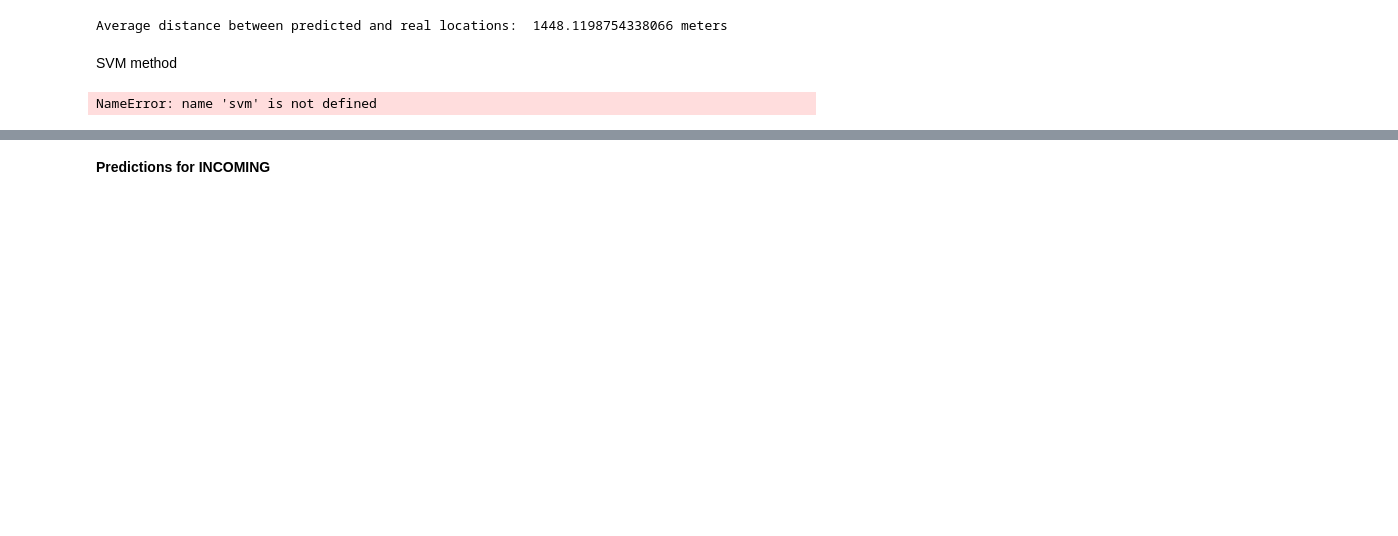
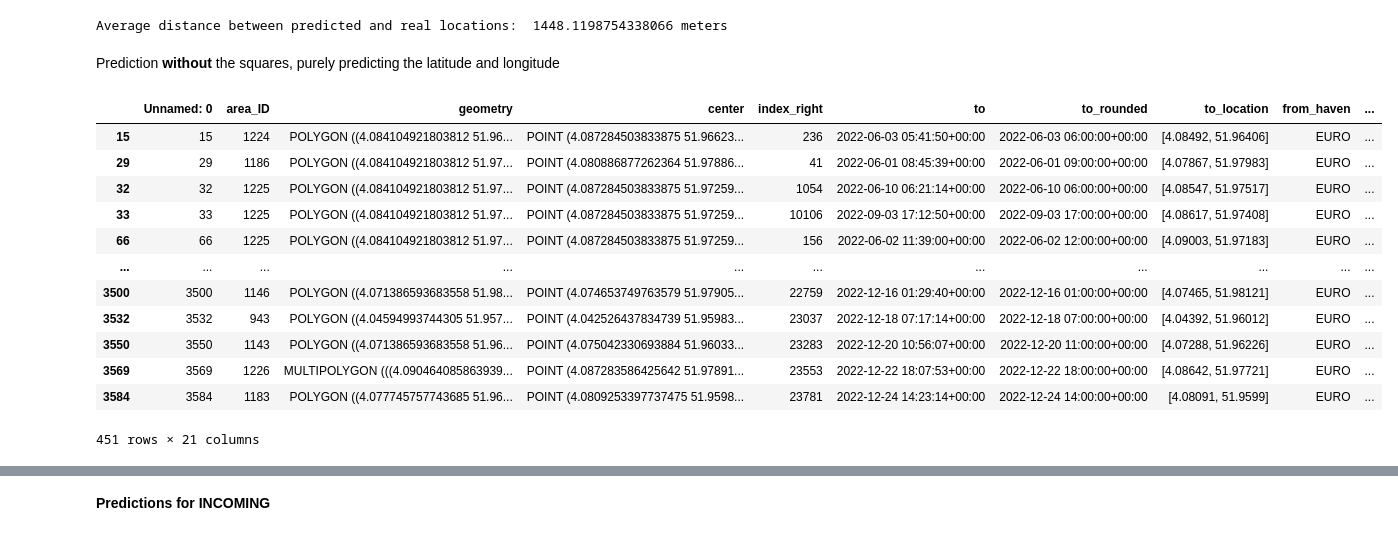
Before and after one commit to allanguzmanf/CIEM6302, a Jupyter notebook: Predictions.ipynb, the cells around one changed output, grey strips where cells are left out. Drawn from its saved outputs; the diff is of its cells as text; code cells hidden in the pictures; blank space fills up the shorter version.

Commit message:
Predictions without squares, tree regression

```diff
--- a/Predictions.ipynb
+++ b/Predictions.ipynb
@@ -241,10 +227,5 @@ moyenne_distance = merged_df['distance_to_predicted_center'].mean()
 print("Average distance between predicted and real locations: ", moyenne_distance, "meters")
 # %% [output]
 Average distance between predicted and real locations:  1448.1198754338066 meters
-# %% [markdown]
-SVM method
-# %%
-clf = svm.SVC(decision_function_shape='ovo')
-clf.fit(X, y)
-# %% [output]
-NameError: name 'svm' is not defined
+# %% [markdown]
+Prediction **without** the squares, purely predicting the latitude and longitude
@@ -250,0 +234,16 @@ NameError: name 'svm' is not defined
+# %%
+harbor_leaving
+# %% [output]
+|  | Unnamed: 0 | area_ID | geometry | center | index_right | to | to_rounded | to_location | from_haven | ... |
+| 15 | 15 | 1224 | POLYGON ((4.084104921803812 51.96... | POINT (4.087284503833875 51.96623... | 236 | 2022-06-03 05:41:50+00:00 | 2022-06-03 06:00:00+00:00 | [4.08492, 51.96406] | EURO | ... |
+| 29 | 29 | 1186 | POLYGON ((4.084104921803812 51.97... | POINT (4.080886877262364 51.97886... | 41 | 2022-06-01 08:45:39+00:00 | 2022-06-01 09:00:00+00:00 | [4.07867, 51.97983] | EURO | ... |
+| 32 | 32 | 1225 | POLYGON ((4.084104921803812 51.97... | POINT (4.087284503833875 51.97259... | 1054 | 2022-06-10 06:21:14+00:00 | 2022-06-10 06:00:00+00:00 | [4.08547, 51.97517] | EURO | ... |
+| 33 | 33 | 1225 | POLYGON ((4.084104921803812 51.97... | POINT (4.087284503833875 51.97259... | 10106 | 2022-09-03 17:12:50+00:00 | 2022-09-03 17:00:00+00:00 | [4.08617, 51.97408] | EURO | ... |
+| 66 | 66 | 1225 | POLYGON ((4.084104921803812 51.97... | POINT (4.087284503833875 51.97259... | 156 | 2022-06-02 11:39:00+00:00 | 2022-06-02 12:00:00+00:00 | [4.09003, 51.97183] | EURO | ... |
+| ... | ... | ... | ... | ... | ... | ... | ... | ... | ... | ... |
+| 3500 | 3500 | 1146 | POLYGON ((4.071386593683558 51.98... | POINT (4.074653749763579 51.97905... | 22759 | 2022-12-16 01:29:40+00:00 | 2022-12-16 01:00:00+00:00 | [4.07465, 51.98121] | EURO | ... |
+| 3532 | 3532 | 943 | POLYGON ((4.04594993744305 51.957... | POINT (4.042526437834739 51.95983... | 23037 | 2022-12-18 07:17:14+00:00 | 2022-12-18 07:00:00+00:00 | [4.04392, 51.96012] | EURO | ... |
+| 3550 | 3550 | 1143 | POLYGON ((4.071386593683558 51.96... | POINT (4.075042330693884 51.96033... | 23283 | 2022-12-20 10:56:07+00:00 | 2022-12-20 11:00:00+00:00 | [4.07288, 51.96226] | EURO | ... |
+| 3569 | 3569 | 1226 | MULTIPOLYGON (((4.090464085863939... | POINT (4.087283586425642 51.97891... | 23553 | 2022-12-22 18:07:53+00:00 | 2022-12-22 18:00:00+00:00 | [4.08642, 51.97721] | EURO | ... |
+| 3584 | 3584 | 1183 | POLYGON ((4.077745757743685 51.96... | POINT (4.0809253397737475 51.9598... | 23781 | 2022-12-24 14:23:14+00:00 | 2022-12-24 14:00:00+00:00 | [4.08091, 51.9599] | EURO | ... |
+451 rows × 21 columns
```
Also changed, not shown: parts of 8 cells of this notebook.
